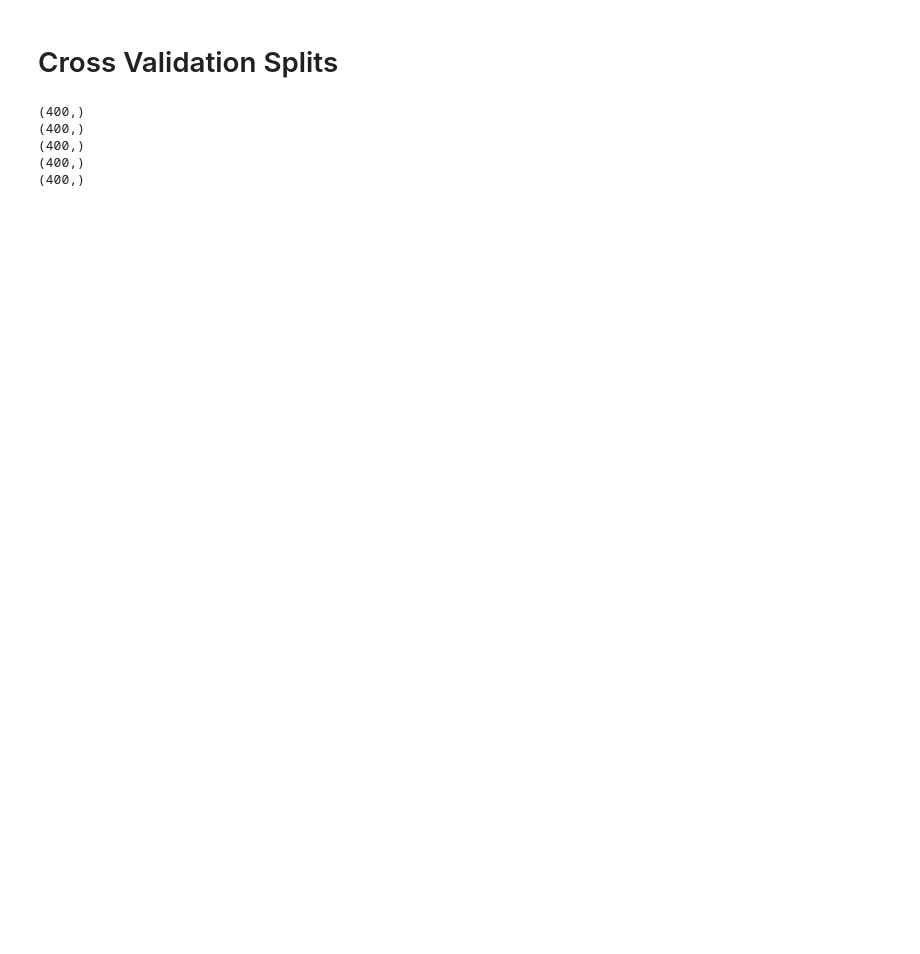
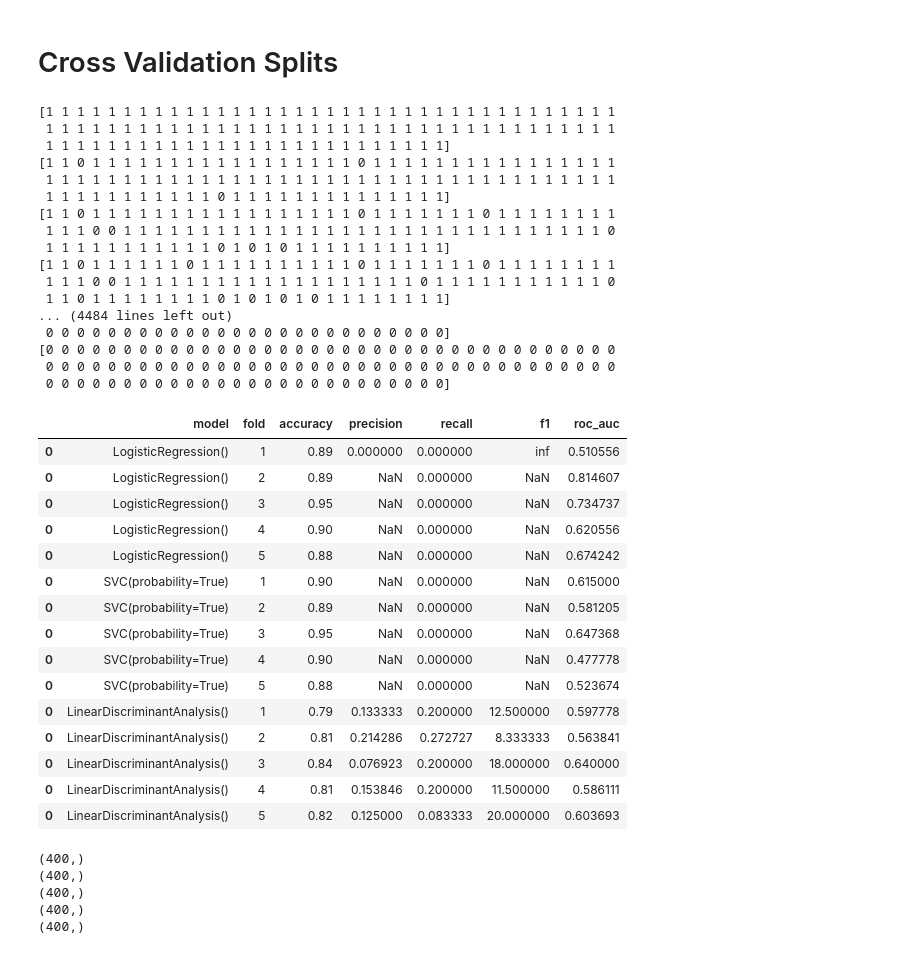
Before and after one commit to kingsuching/DATA403Project2, a Jupyter notebook: Project 2 Codebook.ipynb, the cells around one changed output. Drawn from its saved outputs; the diff is of its cells as text; code cells hidden in the pictures; blank space fills up the shorter version.

```diff
--- a/Project 2 Codebook.ipynb
+++ b/Project 2 Codebook.ipynb
@@ -109,36 +169,78 @@ def splits(data, mode="random", v=5):
             testIndex = np.arange(i * interval, (i+1) * interval)
             testIndex = testIndex[testIndex < len(X)]
             trainIndex = X.index.difference(testIndex)
             trainIndex = trainIndex[trainIndex < len(X)]
             X_train = X.iloc[trainIndex]
             X_test = X.iloc[testIndex]
             y_train = y.iloc[trainIndex]
             y_test = y.iloc[testIndex]
             folds.append((X_train, X_test, y_train, y_test))
     else:
         raise ValueError(f"Invalid mode: {mode}")
     return folds
 
 def cv(data, mode="random", v=5, models=[LogisticRegression(), SVC(), LinearDiscriminantAnalysis()]):
     folds = splits(data, mode, v)
     things = pd.DataFrame(columns=["model", "fold", "accuracy", "precision", "recall", "f1", "roc_auc"])
-    for X_train, X_test, y_train, y_test in folds:
+    for m in models:
         i = 1
-        for m in models:
+        for X_train, X_test, y_train, y_test in folds:
+            try:
+                m.probability = True
+            except:
+                pass
             m.fit(X_train, y_train)
             predictions = m.predict(X_test)
             probabilities = m.predict_proba(X_test)
+            probabilities = pd.Series(probabilities[:,1], index=X_test.index)
             stuff = {}
             stuff["accuracy"] = accuracy(y_test, predictions)
             stuff["precision"] = precision(y_test, predictions)
             stuff["recall"] = recall(y_test, predictions)
             stuff["f1"] = f1(y_test, predictions)
             stuff["roc_auc"] = roc_auc(y_test, probabilities)
             stuff["model"] = str(m)
             stuff["fold"] = i
             i += 1
-            things = things.append(stuff, ignore_index=True)
+            stuff = pd.DataFrame([stuff])
+            things = pd.concat([things, stuff])
     return things
+
+cv(df.sample(n=500), mode="non-random")
+# %% [output]
+[1 1 1 1 1 1 1 1 1 1 1 1 1 1 1 1 1 1 1 1 1 1 1 1 1 1 1 1 1 1 1 1 1 1 1 1 1
+ 1 1 1 1 1 1 1 1 1 1 1 1 1 1 1 1 1 1 1 1 1 1 1 1 1 1 1 1 1 1 1 1 1 1 1 1 1
+ 1 1 1 1 1 1 1 1 1 1 1 1 1 1 1 1 1 1 1 1 1 1 1 1 1 1]
+[1 1 0 1 1 1 1 1 1 1 1 1 1 1 1 1 1 1 1 1 0 1 1 1 1 1 1 1 1 1 1 1 1 1 1 1 1
+ 1 1 1 1 1 1 1 1 1 1 1 1 1 1 1 1 1 1 1 1 1 1 1 1 1 1 1 1 1 1 1 1 1 1 1 1 1
+ 1 1 1 1 1 1 1 1 1 1 1 0 1 1 1 1 1 1 1 1 1 1 1 1 1 1]
+[1 1 0 1 1 1 1 1 1 1 1 1 1 1 1 1 1 1 1 1 0 1 1 1 1 1 1 1 0 1 1 1 1 1 1 1 1
+ 1 1 1 0 0 1 1 1 1 1 1 1 1 1 1 1 1 1 1 1 1 1 1 1 1 1 1 1 1 1 1 1 1 1 1 1 0
+ 1 1 1 1 1 1 1 1 1 1 1 0 1 0 1 0 1 1 1 1 1 1 1 1 1 1]
+[1 1 0 1 1 1 1 1 1 0 1 1 1 1 1 1 1 1 1 1 0 1 1 1 1 1 1 1 0 1 1 1 1 1 1 1 1
+ 1 1 1 0 0 1 1 1 1 1 1 1 1 1 1 1 1 1 1 1 1 1 1 1 0 1 1 1 1 1 1 1 1 1 1 1 0
+ 1 1 0 1 1 1 1 1 1 1 1 0 1 0 1 0 1 0 1 1 1 1 1 1 1 1]
+... (4484 lines left out)
+ 0 0 0 0 0 0 0 0 0 0 0 0 0 0 0 0 0 0 0 0 0 0 0 0 0 0]
+[0 0 0 0 0 0 0 0 0 0 0 0 0 0 0 0 0 0 0 0 0 0 0 0 0 0 0 0 0 0 0 0 0 0 0 0 0
+ 0 0 0 0 0 0 0 0 0 0 0 0 0 0 0 0 0 0 0 0 0 0 0 0 0 0 0 0 0 0 0 0 0 0 0 0 0
+ 0 0 0 0 0 0 0 0 0 0 0 0 0 0 0 0 0 0 0 0 0 0 0 0 0 0]
+|  | model | fold | accuracy | precision | recall | f1 | roc_auc |
+| 0 | LogisticRegression() | 1 | 0.89 | 0.000000 | 0.000000 | inf | 0.510556 |
+| 0 | LogisticRegression() | 2 | 0.89 | NaN | 0.000000 | NaN | 0.814607 |
+| 0 | LogisticRegression() | 3 | 0.95 | NaN | 0.000000 | NaN | 0.734737 |
+| 0 | LogisticRegression() | 4 | 0.90 | NaN | 0.000000 | NaN | 0.620556 |
+| 0 | LogisticRegression() | 5 | 0.88 | NaN | 0.000000 | NaN | 0.674242 |
+| 0 | SVC(probability=True) | 1 | 0.90 | NaN | 0.000000 | NaN | 0.615000 |
+| 0 | SVC(probability=True) | 2 | 0.89 | NaN | 0.000000 | NaN | 0.581205 |
+| 0 | SVC(probability=True) | 3 | 0.95 | NaN | 0.000000 | NaN | 0.647368 |
+| 0 | SVC(probability=True) | 4 | 0.90 | NaN | 0.000000 | NaN | 0.477778 |
+| 0 | SVC(probability=True) | 5 | 0.88 | NaN | 0.000000 | NaN | 0.523674 |
+| 0 | LinearDiscriminantAnalysis() | 1 | 0.79 | 0.133333 | 0.200000 | 12.500000 | 0.597778 |
+| 0 | LinearDiscriminantAnalysis() | 2 | 0.81 | 0.214286 | 0.272727 | 8.333333 | 0.563841 |
+| 0 | LinearDiscriminantAnalysis() | 3 | 0.84 | 0.076923 | 0.200000 | 18.000000 | 0.640000 |
+| 0 | LinearDiscriminantAnalysis() | 4 | 0.81 | 0.153846 | 0.200000 | 11.500000 | 0.586111 |
+| 0 | LinearDiscriminantAnalysis() | 5 | 0.82 | 0.125000 | 0.083333 | 20.000000 | 0.603693 |
 # %%
 sample = df.sample(n=500)
 stuff = splits(sample, mode="non-random")
```
Also changed, not shown: parts of 5 cells of this notebook, 1 other file.
